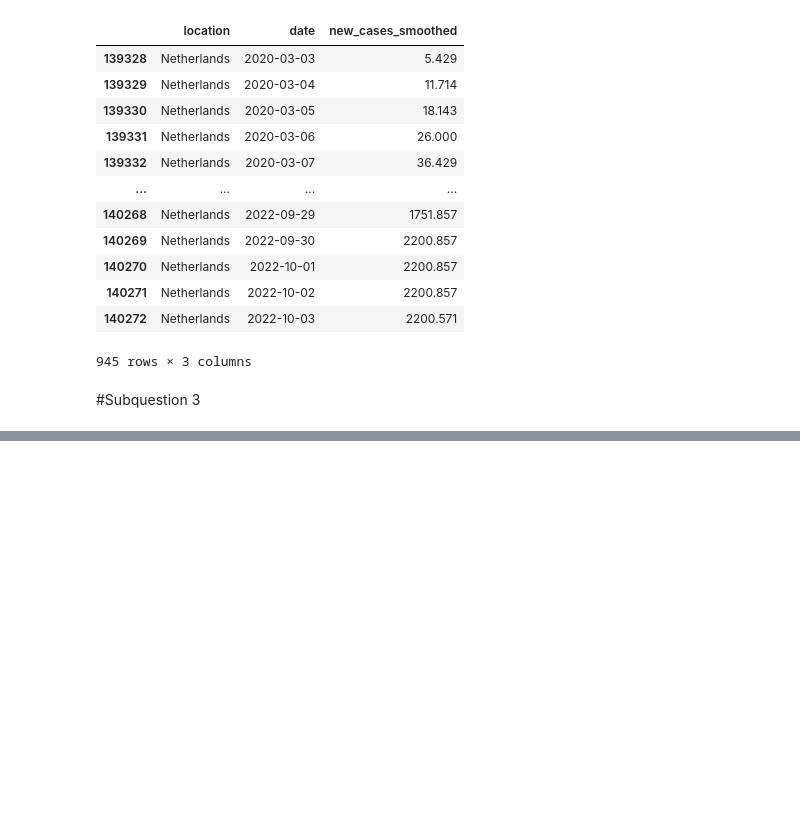
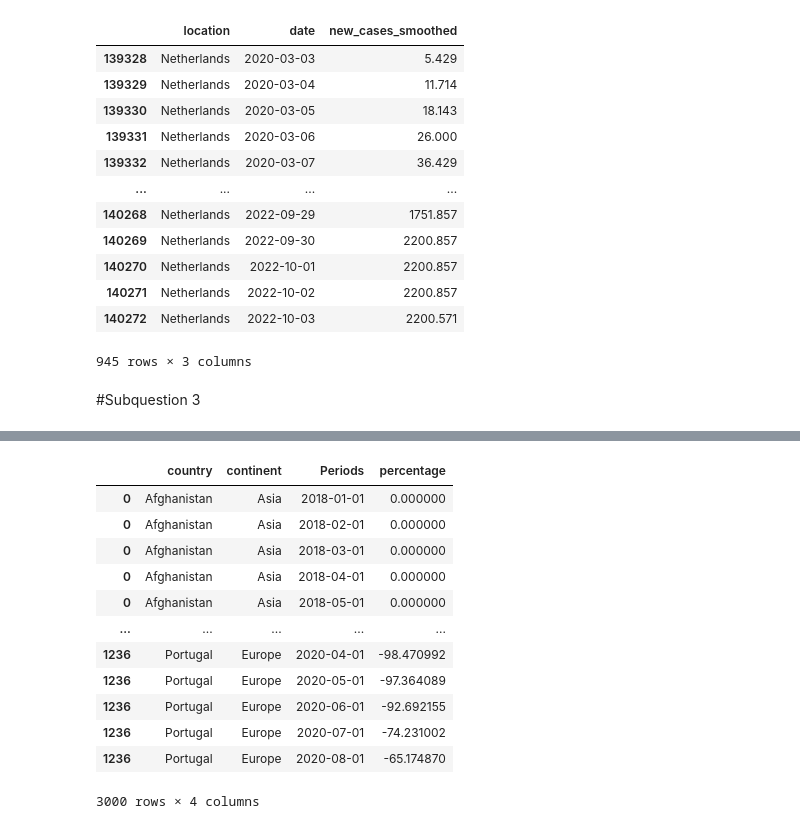
Before and after one commit to ChajaSchwab/Project-TIL6022-Group-21, a Jupyter notebook: Group21 TIL6022 v2 BackUp.ipynb, the cells around one changed output, grey strips where cells are left out. Drawn from its saved outputs; the diff is of its cells as text; code cells hidden in the pictures; blank space fills up the shorter version.

```diff
--- a/Group21 TIL6022 v2 BackUp.ipynb
+++ b/Group21 TIL6022 v2 BackUp.ipynb
@@ -625,3 +636,67 @@ fig.update_layout(title='Relative change of the number of passengers per contine
 fig.show()
 
 #Tekst bij figuure
+# %%
+df_map = px.data.gapminder()
+df_map_Country_continent = df_map.iloc[:, [0,1]]
+
+df_map_2 = df_map_Country_continent.drop_duplicates()
+
+df_map_3 =df_map_2.append([df_map_2]*(len(q4_at_percentage.index)-1))
+
+df_map_3 = df_map_3.sort_values('country', ascending=True)
+df_map_3
+
+df_asia = df_map_3.query('continent == "Asia"')
+df_asia
+#df_asia['Period'] = len(q4_at_percentage.index)*df_asia['country'].nunique()
+
+periode = q4_at_percentage.index.to_list()
+periodes = periode * 142
+df_map_3['Periods'] = periodes
+
+df_map_3.head(60)
+
+######
+#Make dataframe asia
+df_map_asia = df_map_3[df_map_3['continent'] == 'Asia']
+
+#Make list for Asia
+number_asia = df_map_asia['country'].nunique()
+percentage_asia_list = q4_at_percentage['Percentage Asia'].to_list()
+percentage_asia_list_all = []
+percentage_asia_list_all = percentage_asia_list * number_asia
+
+#Add column Asia
+df_map_asia['percentage'] = percentage_asia_list_all
+
+######
+#Make dataframe Europe
+df_map_europe = df_map_3[df_map_3['continent'] == 'Europe']
+
+#Make list Europe
+number_europe = df_map_europe['country'].nunique()
+percentage_europe_list = q4_at_percentage['Percentage Europe'].to_list()
+percentage_europe_list_all = []
+percentage_europe_list_all = percentage_europe_list * number_europe
+
+#Add column Europe
+df_map_europe['percentage'] = percentage_europe_list_all
+
+########
+#Make dataframe Africa
+df_map_africa = df_map_3[df_map_3['continent'] == 'Africa']
+
+#Make list Africa
+number_africa = df_map_africa['country'].nunique()
+percentage_africa_list = q4_at_percentage['Percentage Africa'].to_list()
+percentage_africa_list_all = []
+percentage_africa_list_all = percentage_africa_list * number_africa
+
+#Add column Africa
+df_map_africa['percentage'] = percentage_africa_list_all
+
+
+map_complete = pd.concat([df_map_asia, df_map_europe, df_map_africa])
+map_complete.head(3000)
+# %% [output]
@@ -627,0 +721,13 @@ fig.show()
+|  | country | continent | Periods | percentage |
+| 0 | Afghanistan | Asia | 2018-01-01 | 0.000000 |
+| 0 | Afghanistan | Asia | 2018-02-01 | 0.000000 |
+| 0 | Afghanistan | Asia | 2018-03-01 | 0.000000 |
+| 0 | Afghanistan | Asia | 2018-04-01 | 0.000000 |
+| 0 | Afghanistan | Asia | 2018-05-01 | 0.000000 |
+| ... | ... | ... | ... | ... |
+| 1236 | Portugal | Europe | 2020-04-01 | -98.470992 |
+| 1236 | Portugal | Europe | 2020-05-01 | -97.364089 |
+| 1236 | Portugal | Europe | 2020-06-01 | -92.692155 |
+| 1236 | Portugal | Europe | 2020-07-01 | -74.231002 |
+| 1236 | Portugal | Europe | 2020-08-01 | -65.174870 |
+3000 rows × 4 columns
```
Also changed, not shown: parts of 2 cells of this notebook.
